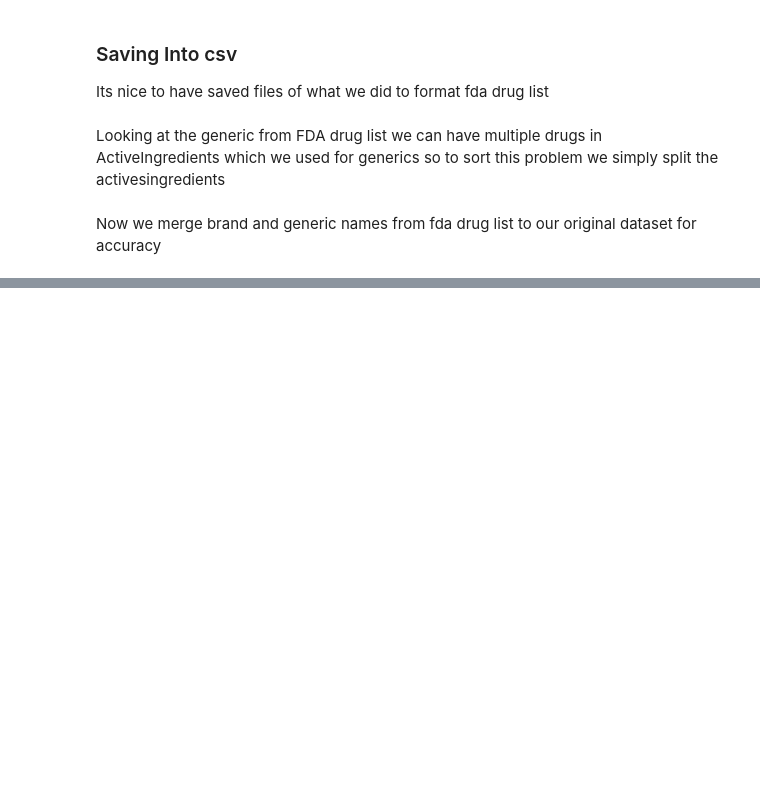
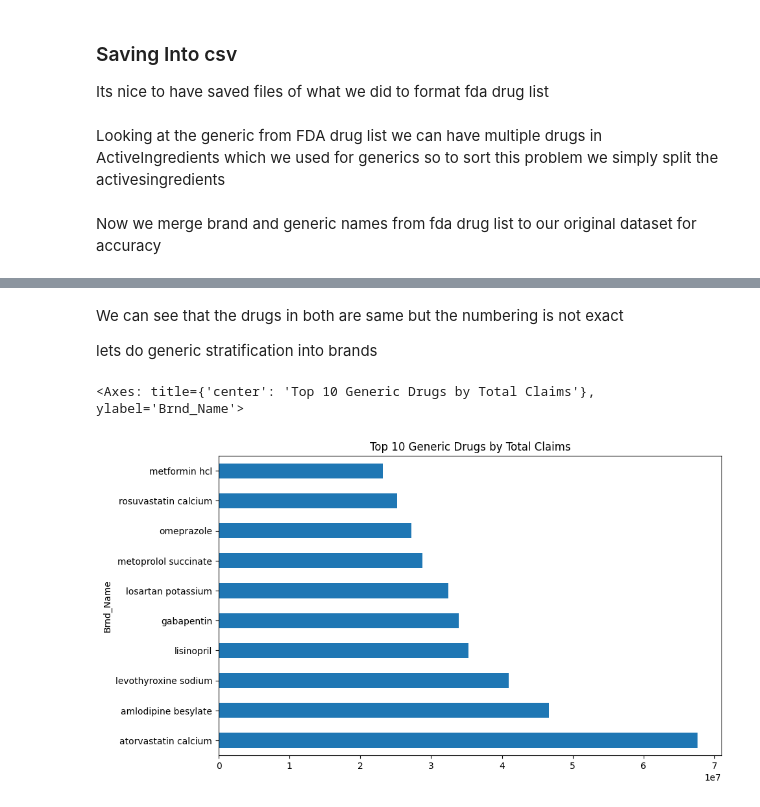
Before and after one commit to M-Nadeem-B/EDA_Medicare_part_D, a Jupyter notebook: EDA.ipynb, the cells around one changed output, grey strips where cells are left out. Cells and saved outputs as stored; diff of their text form; code cells hidden in the pictures; blank space fills up the shorter version.

```diff
--- a/EDA.ipynb
+++ b/EDA.ipynb
@@ -316,0 +344,9 @@ df['Mapped_Generic'] = df['Brnd_Name'].map(brand_lookup_dict)
+# %%
+top_brand = (
+    df.groupby('Brnd_Name')['Tot_Clms']
+    .sum()
+    .sort_values(ascending=False)
+    .head(10)
+)
+
+top_brand
@@ -316,0 +366,9 @@ df['Mapped_Generic'] = df['Brnd_Name'].map(brand_lookup_dict)
+# %% [markdown]
+We can see that the drugs in both are same but the numbering is not exact
+
+lets do generic stratification into brands
+# %%
+top_brand.plot(kind='barh', figsize=(10,6), title="Top 10 Generic Drugs by Total Claims")
+# %% [output]
+<Axes: title={'center': 'Top 10 Generic Drugs by Total Claims'}, ylabel='Brnd_Name'>
+[figure, added]
```
Also changed, not shown: parts of 6 cells of this notebook.
